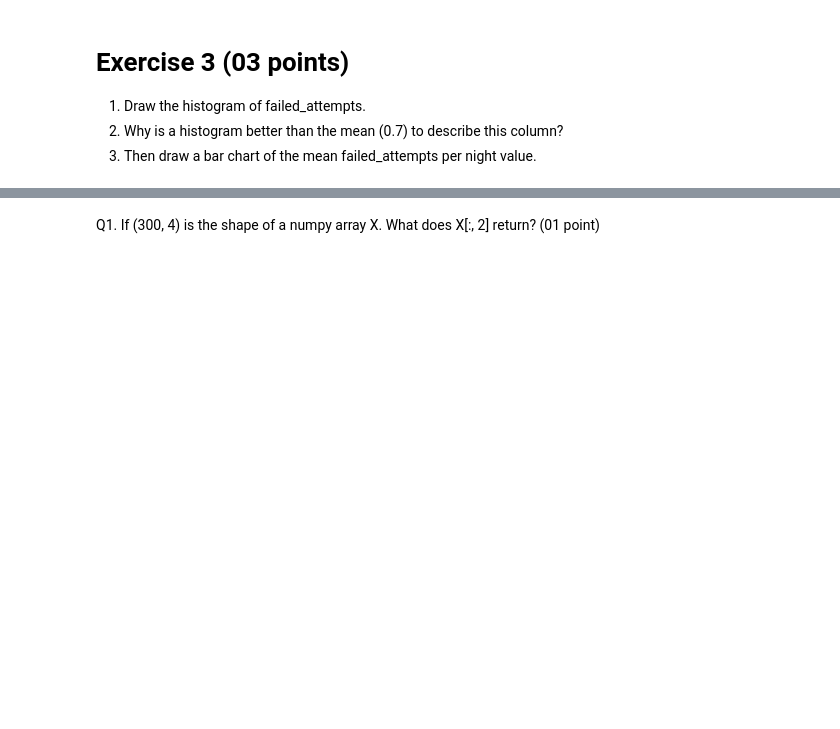
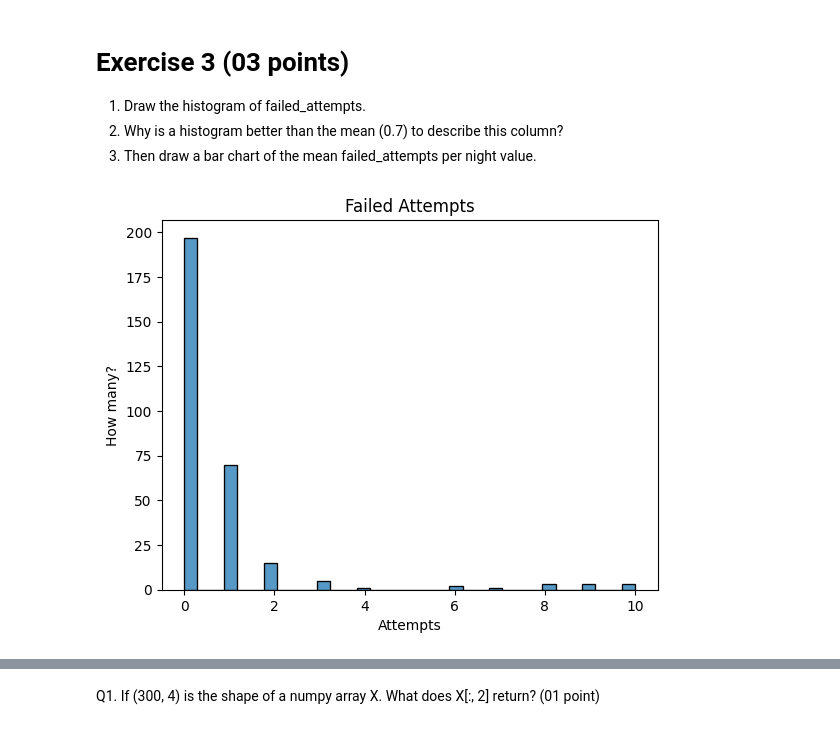
Before and after one commit to NuLL-Raven/Tp1Reel_MLDLS, a Jupyter notebook: TP1.ipynb, the cells around one changed output, grey strips where cells are left out. Drawn from its saved outputs; the diff is of its cells as text; code cells hidden in the pictures; blank space fills up the shorter version.

```diff
--- a/TP1.ipynb
+++ b/TP1.ipynb
@@ -174,6 +192,14 @@ print(log[log["long_session"]])
 # %%
 # Draw the histogram of failed_attempts.
 # Write your code here
+
+sns.histplot(log['failed_attempts'])
+plt.title("Failed Attempts")
+plt.xlabel("Attempts")
+plt.ylabel("How many?")
+plt.show()
+# %% [output]
+[figure, added]
 # %%
 # Auto-graded cell - Skip it...
 # %%
```
Also changed, not shown: parts of 10 cells of this notebook.
